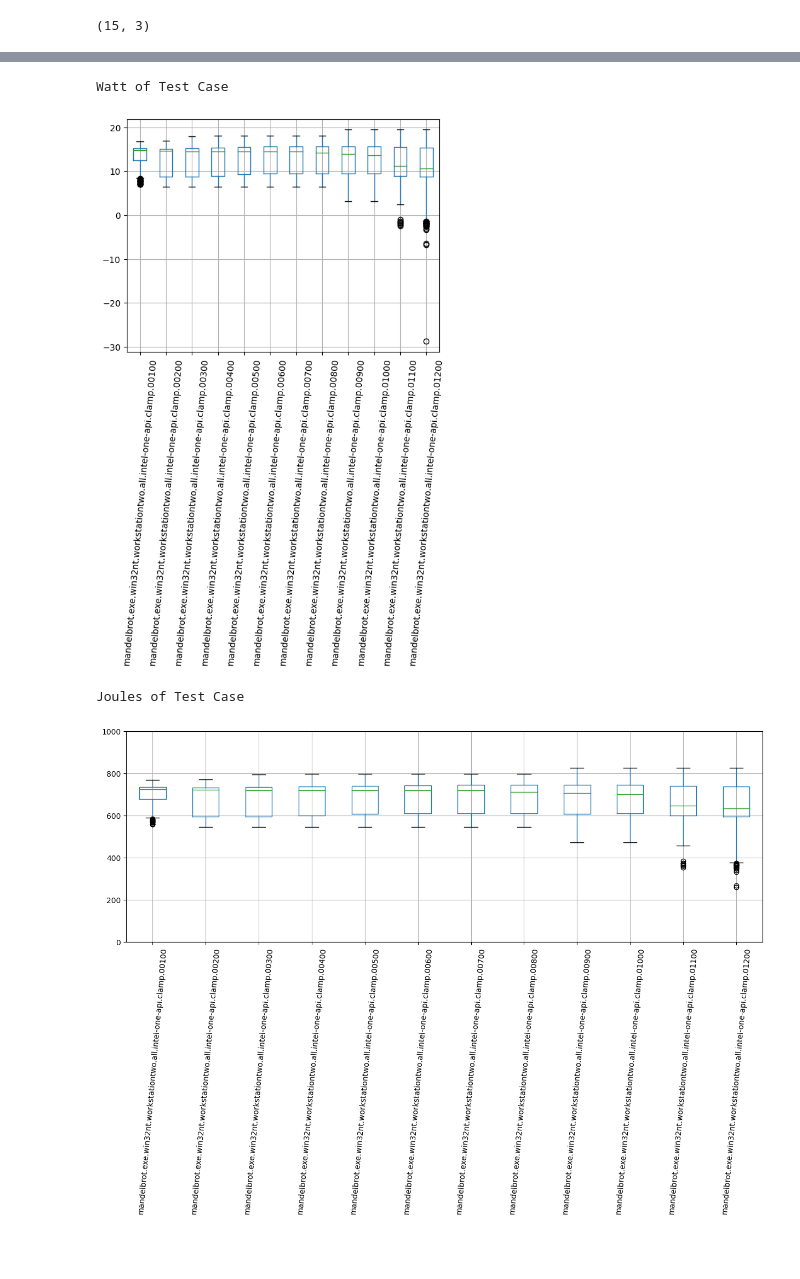
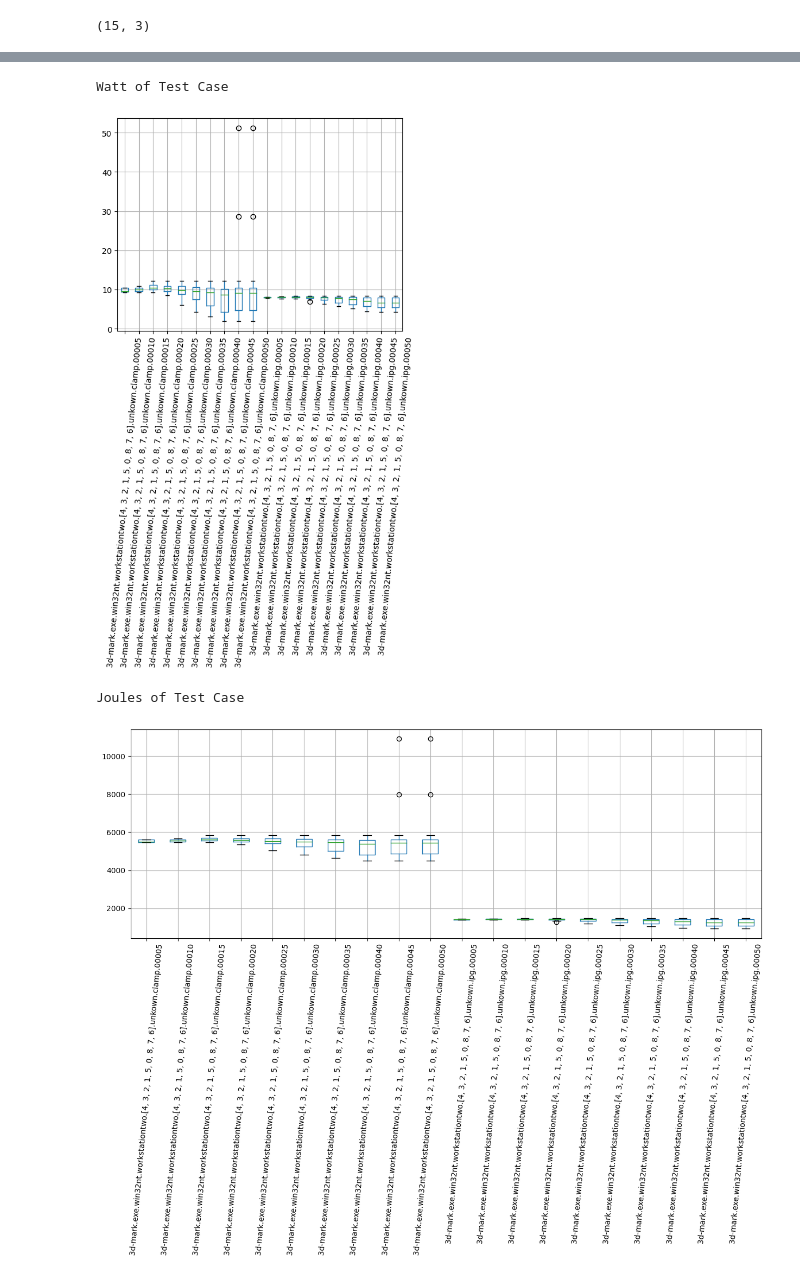
Before and after one commit to KuskIV/BDEnergy, a Jupyter notebook: analytics/different-count-analysis.ipynb, the cells around one changed output, grey strips where cells are left out. Saved outputs shown, nothing was run; the diff lists cells and outputs as text; code cells hidden in the pictures; blank space fills up the shorter version.

Commit message:
figures

```diff
--- a/analytics/different-count-analysis.ipynb
+++ b/analytics/different-count-analysis.ipynb
@@ -21,6 +21,7 @@ db = DatabaseConnection()
 Connected to MySQL Server version  8.0.32-24
 # %%
 # exp_name = 'clang'
-exp_name = 'run_many_clamp'
+# exp_name = 'run_many_clamp'
+exp_name = 'app'
 # %%
 used_dut_name = [
@@ -127,8 +128,8 @@ if exp_name == 'clang':
     ]
 # %%
 if exp_name == 'run_many_clamp':
-    experiment_name = "same-one-api-compiler-different-measuring-instruments-post-update-and-watt"
-    # experiment_name = "run-clamp-many-times-exp"
+    # experiment_name = "same-one-api-compiler-different-measuring-instruments-post-update-and-watt"
+    experiment_name = "run-clamp-many-times-exp"
     experiment_number = 2
     used_compilers = [
         'intel-one-api'
@@ -233,7 +292,7 @@ data_to_plot = {}
 data_to_plot_watt = {}
 data_to_plot_total = {}
 
-for i in range(100, 1201, 100):
+for i in range(5, 51, 5):
     print(i)
     cpu_energy_results = {}
     dram_energy_results = {}
@@ -277,7 +336,8 @@ for i in range(100, 1201, 100):
         dram_dynamic_energy_consumption,
         idle_cpu_consumption_results,
         used_test_case_name,
-        cpu_dynamic_energy_watt_consumption
+        cpu_dynamic_energy_watt_consumption,
+        idle_case_config=idle_case_config
     )
 
     for key, value in cpu_dynamic_energy_consumption.items():
@@ -351,28 +399,28 @@ data_df
 # %%
 plot.clf()
 
 
 
 print("Watt of Test Case")
 boxplot_watt = data_df_watt.boxplot(figsize=(15,5), rot=85)
 boxplot_watt.plot()
 # plot.ylim(0,1300)
 plot.show()
 
 print("Joules of Test Case")
 boxplot = data_df.boxplot(figsize=(15,5), rot=85)
 boxplot.plot()
-plot.ylim(0,1000)
+# plot.ylim(0,1000)
 plot.show()
 
 print("Joules of Test Case")
 boxplot = data_df_total.boxplot(figsize=(15,5), rot=85)
 boxplot.plot()
 # plot.ylim(0,1000)
 plot.show()
 # %% [output]
 Watt of Test Case
-[figure, old version]
+[figure, new version]
 Joules of Test Case
-[figure, old version]
+[figure, new version]
 Joules of Test Case
```
Also changed, not shown: parts of 20 cells of this notebook, 21 other files.
